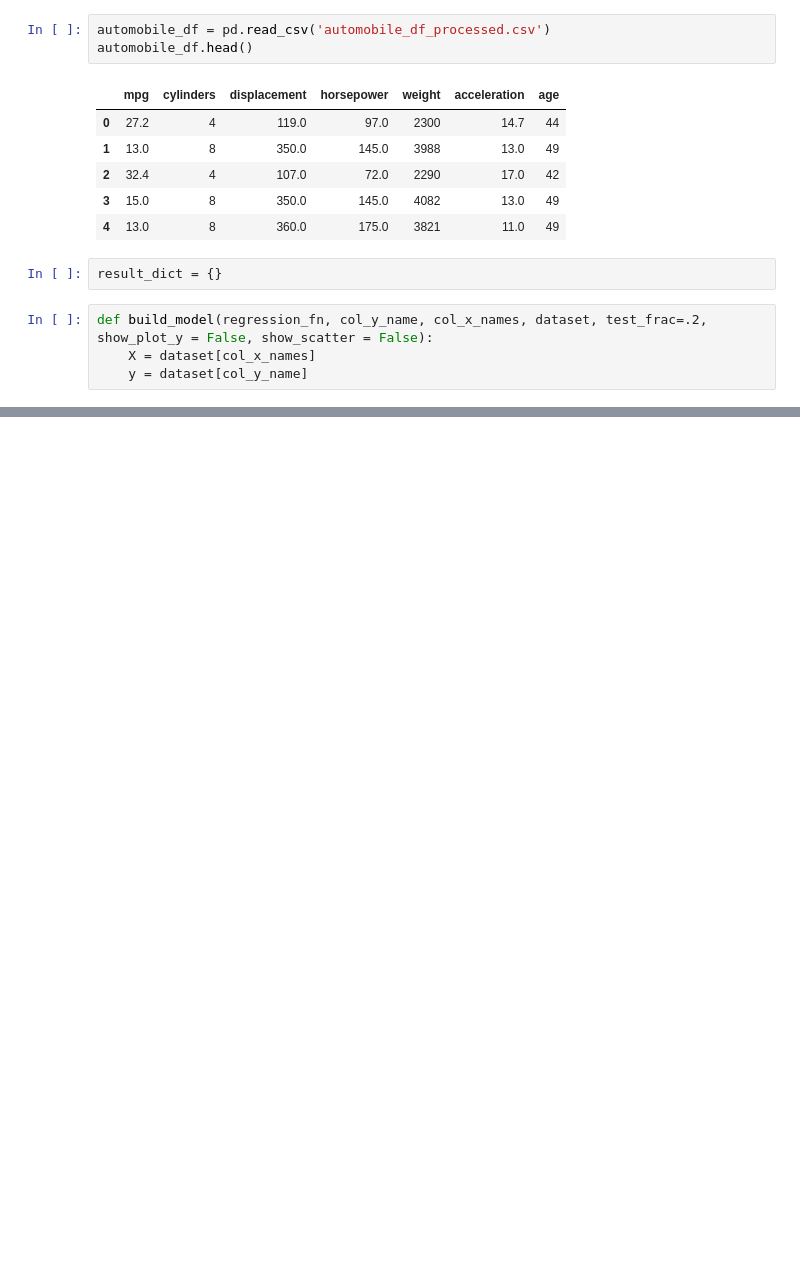
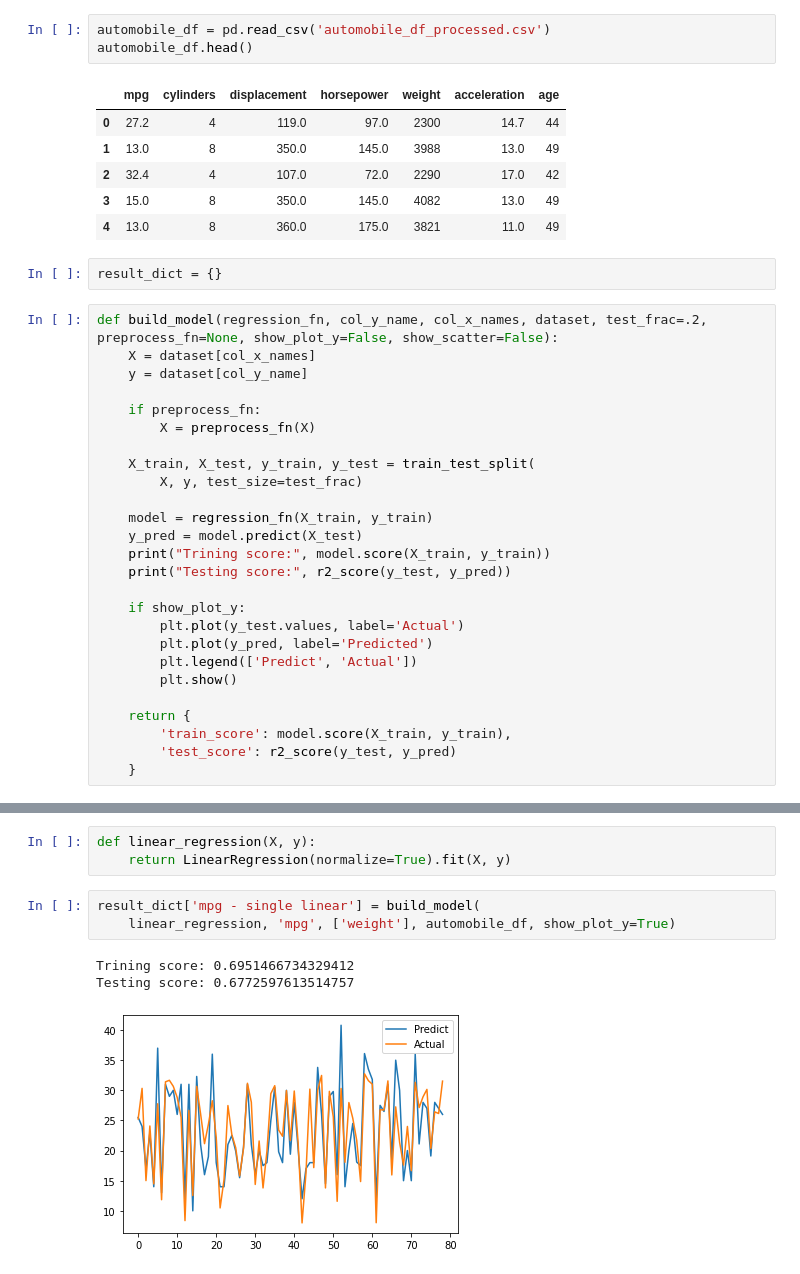
Before and after one commit to nadavWeisler/AutomobileMpgLinearRegression, a Jupyter notebook: multipleRegressionModels.ipynb, the cells around one changed output, grey strips where cells are left out. Saved outputs shown, nothing was run; the diff lists cells and outputs as text; blank space fills up the shorter version.

```diff
--- a/multipleRegressionModels.ipynb
+++ b/multipleRegressionModels.ipynb
@@ -24,7 +26,29 @@ automobile_df.head()
 | 4 | 13.0 | 8 | 360.0 | 175.0 | 3821 | 11.0 | 49 |
 # %%
 result_dict = {}
-# %%
-def build_model(regression_fn, col_y_name, col_x_names, dataset, test_frac=.2, show_plot_y = False, show_scatter = False):
-    X = dataset[col_x_names]
-    y = dataset[col_y_name]
+# %%
+def build_model(regression_fn, col_y_name, col_x_names, dataset, test_frac=.2, preprocess_fn=None, show_plot_y=False, show_scatter=False):
+    X = dataset[col_x_names]
+    y = dataset[col_y_name]
+
+    if preprocess_fn:
+        X = preprocess_fn(X)
+
+    X_train, X_test, y_train, y_test = train_test_split(
+        X, y, test_size=test_frac)
+
+    model = regression_fn(X_train, y_train)
+    y_pred = model.predict(X_test)
+    print("Trining score:", model.score(X_train, y_train))
+    print("Testing score:", r2_score(y_test, y_pred))
+
+    if show_plot_y:
+        plt.plot(y_test.values, label='Actual')
+        plt.plot(y_pred, label='Predicted')
+        plt.legend(['Predict', 'Actual'])
+        plt.show()
+
+    return {
+        'train_score': model.score(X_train, y_train),
+        'test_score': r2_score(y_test, y_pred)
+    }
@@ -30,0 +62,10 @@ def build_model(regression_fn, col_y_name, col_x_names, dataset, test_frac=.2, s
+# %%
+def linear_regression(X, y):
+    return LinearRegression(normalize=True).fit(X, y)
+# %%
+result_dict['mpg - single linear'] = build_model(
+    linear_regression, 'mpg', ['weight'], automobile_df, show_plot_y=True)
+# %% [output]
+Trining score: 0.6951466734329412
+Testing score: 0.6772597613514757
+[figure, added]
```
Also changed, not shown: parts of 16 cells of this notebook.
